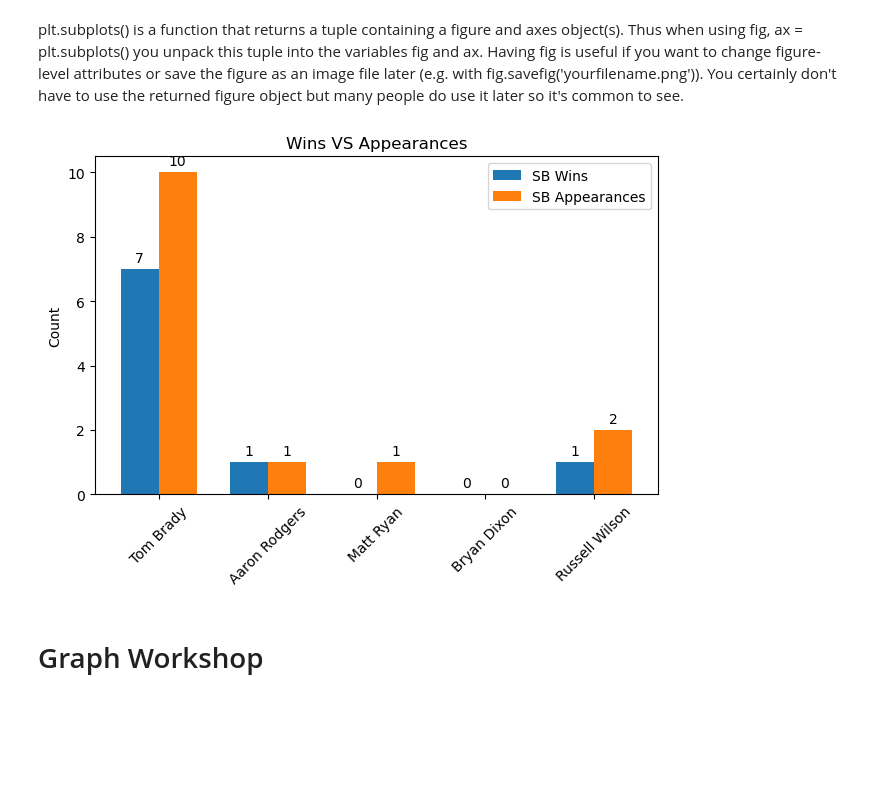
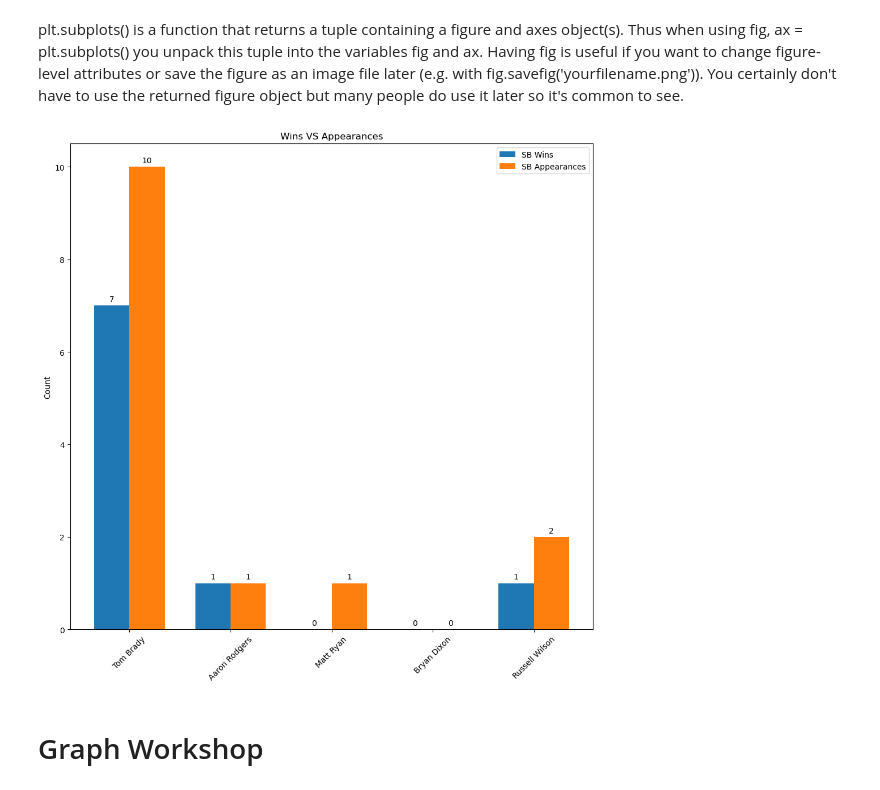
Before and after one commit to DXNSTATISTICS/SSOUGA-Python-Workshop, a Jupyter notebook: Workshop3.ipynb, the cells around one changed output. Cells and saved outputs as stored; diff of their text form; code cells hidden in the pictures; blank space fills up the shorter version.

```diff
--- a/Workshop3.ipynb
+++ b/Workshop3.ipynb
@@ -85,32 +85,32 @@ plt.subplots() is a function that returns a tuple containing a figure and axes o
 # %%
 import numpy as np
 
 Names = ["Tom Brady", "Aaron Rodgers", "Matt Ryan", "Bryan Dixon", "Russell Wilson"]
 SuperBowlWins = [7,1,0,0,1]
 SuperBowlAppearances = [10,1,1,0,2]
 
 X_axis = np.arange(len(Names))
 width = 0.35  # the width of the bars
 
 fig, ax = plt.subplots()
 rects1 = ax.bar(X_axis - width/2, SuperBowlWins, width, label='SB Wins')
 rects2 = ax.bar(X_axis + width/2, SuperBowlAppearances, width, label='SB Appearances')
 
 # Add some text for labels, title and custom x-axis tick labels, etc.
 ax.set_ylabel('Count')
 ax.set_title('Wins VS Appearances')
 ax.set_xticks(X_axis,Names,rotation = 45)
 ax.legend()
 
 ax.bar_label(rects1, padding=3)
 ax.bar_label(rects2, padding=3)
 
 fig.tight_layout()
-#plt.rcParams["figure.figsize"] = (5,5)
+plt.rcParams["figure.figsize"] = (5,5)
 
 plt.show()
 # %% [output]
-[figure, old version]
+[figure, new version]
 # %% [markdown]
 # Graph Workshop
 # %% [markdown]
```
Also changed, not shown: parts of 2 cells of this notebook.
